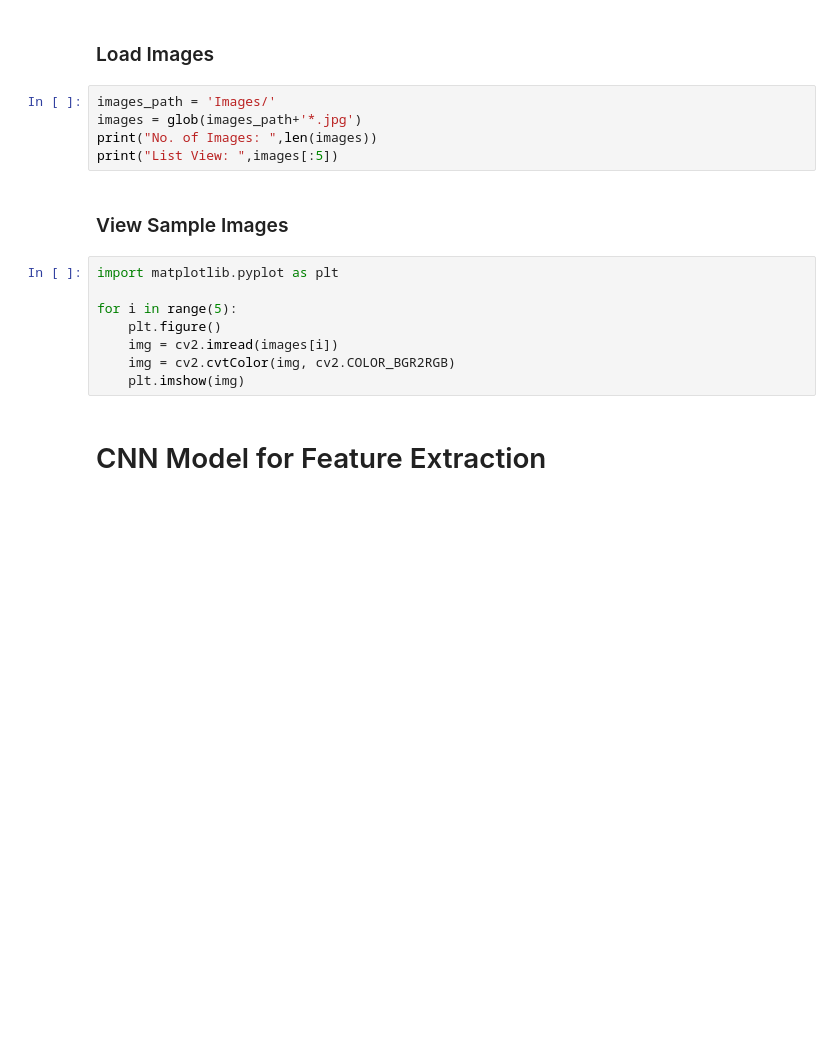
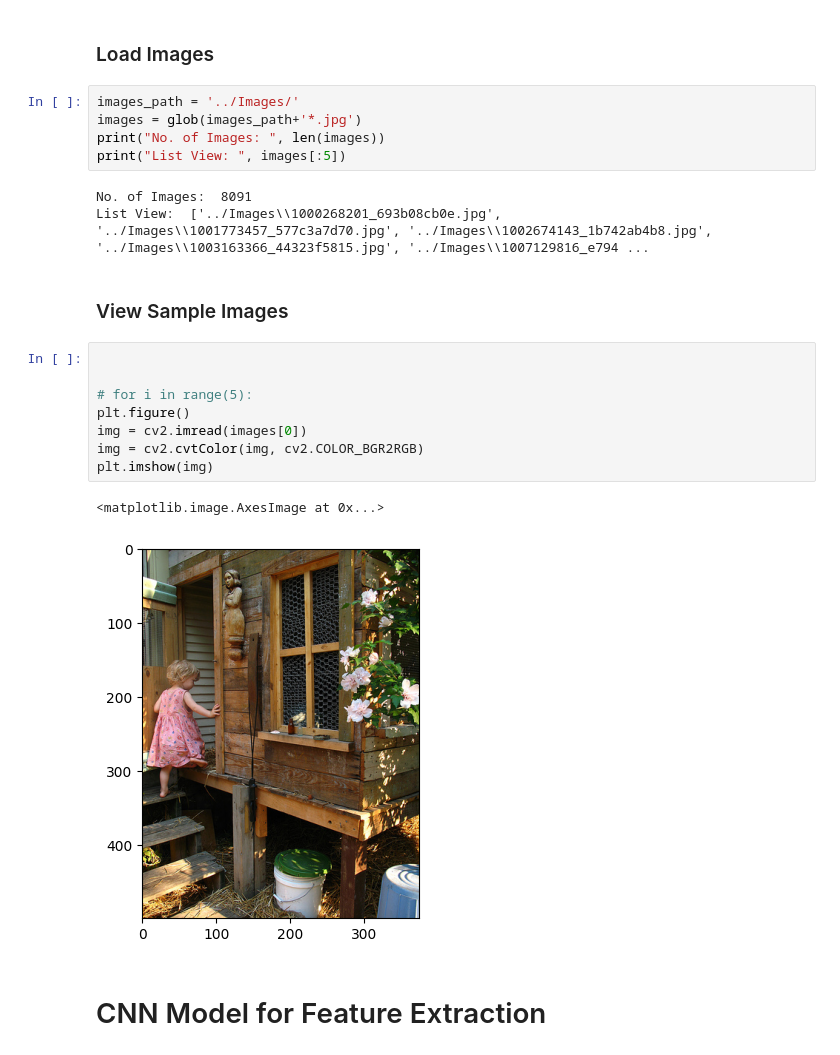
Before and after one commit to krosshykes/Image-Captioning, a Jupyter notebook: InceptionResNetV2/InceptionResNetV2.ipynb, the cells around one changed output. Cells and saved outputs as stored; diff of their text form; blank space fills up the shorter version.

```diff
--- a/InceptionResNetV2/InceptionResNetV2.ipynb
+++ b/InceptionResNetV2/InceptionResNetV2.ipynb
@@ -16,20 +19,26 @@ import copy
 # %% [markdown]
 ### Load Images
 # %%
-images_path = 'Images/'
+images_path = '../Images/'
 images = glob(images_path+'*.jpg')
-print("No. of Images: ",len(images))
-print("List View: ",images[:5])
+print("No. of Images: ", len(images))
+print("List View: ", images[:5])
+# %% [output]
+No. of Images:  8091
+List View:  ['../Images\\1000268201_693b08cb0e.jpg', '../Images\\1001773457_577c3a7d70.jpg', '../Images\\1002674143_1b742ab4b8.jpg', '../Images\\1003163366_44323f5815.jpg', '../Images\\1007129816_e794 ...
 # %% [markdown]
 ### View Sample Images
 # %%
-import matplotlib.pyplot as plt
 
-for i in range(5):
-    plt.figure()
-    img = cv2.imread(images[i])
-    img = cv2.cvtColor(img, cv2.COLOR_BGR2RGB)
-    plt.imshow(img)
+
+# for i in range(5):
+plt.figure()
+img = cv2.imread(images[0])
+img = cv2.cvtColor(img, cv2.COLOR_BGR2RGB)
+plt.imshow(img)
+# %% [output]
+<matplotlib.image.AxesImage at 0x...>
+[figure, added]
 # %% [markdown]
 # CNN Model for Feature Extraction
 # %% [markdown]
```
Also changed, not shown: parts of 20 cells of this notebook, 1 other file.
